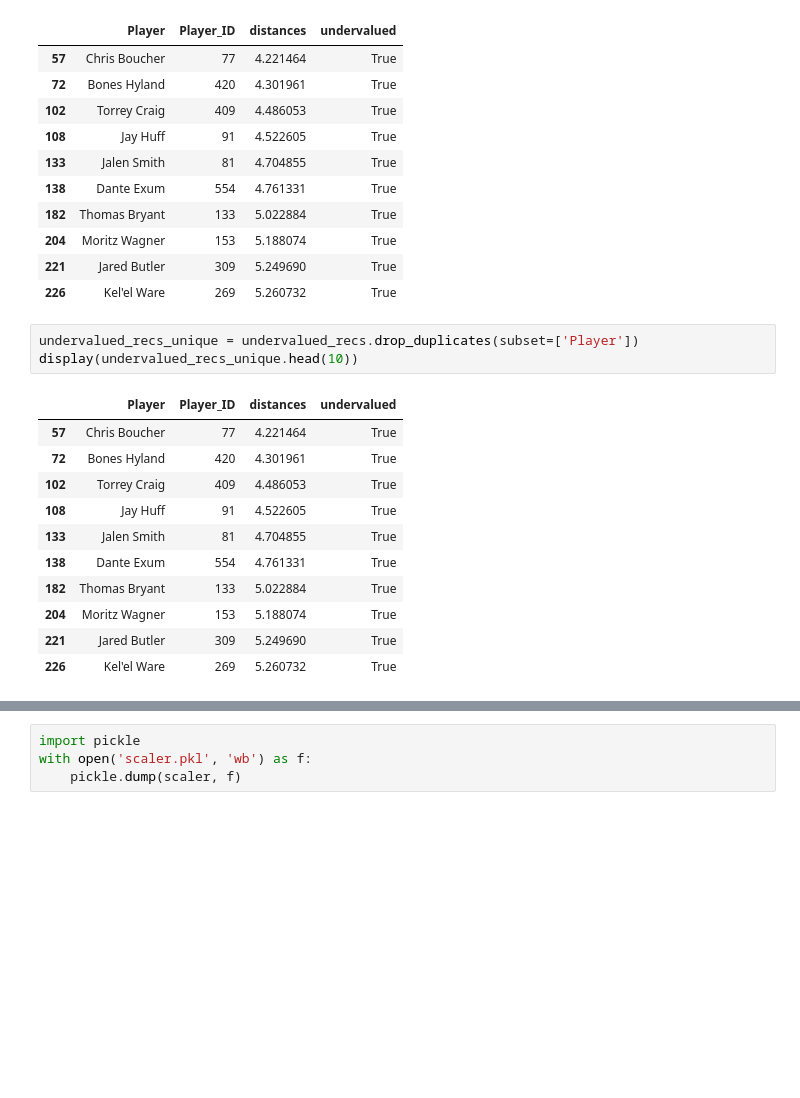
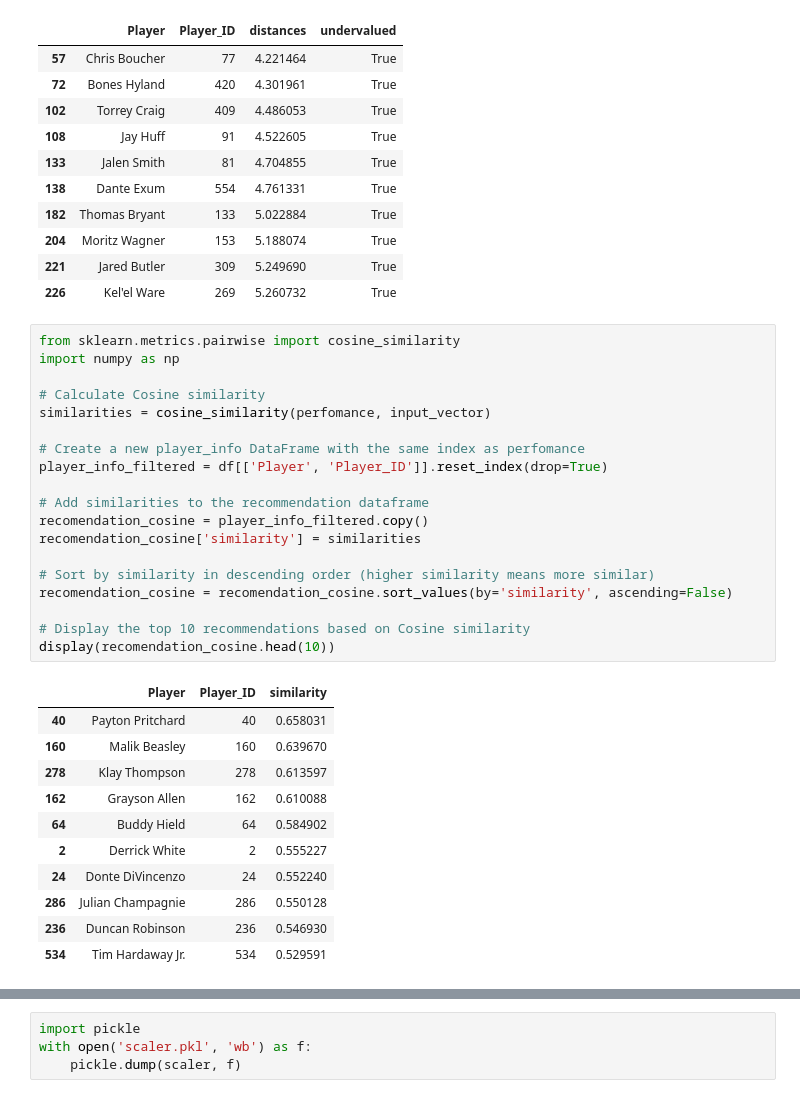
Before and after one commit to patience275/nba, a Jupyter notebook: nba.ipynb, the cells around one changed output, grey strips where cells are left out. Drawn from its saved outputs; the diff is of its cells as text; blank space fills up the shorter version.

```diff
--- a/nba.ipynb
+++ b/nba.ipynb
@@ -1525,18 +1525,34 @@ display(undervalued_recs.head(10))
 | 204 | Moritz Wagner | 153 | 5.188074 | True |
 | 221 | Jared Butler | 309 | 5.249690 | True |
 | 226 | Kel'el Ware | 269 | 5.260732 | True |
-# %%
-undervalued_recs_unique = undervalued_recs.drop_duplicates(subset=['Player'])
-display(undervalued_recs_unique.head(10))
-# %% [output]
-|  | Player | Player_ID | distances | undervalued |
-| 57 | Chris Boucher | 77 | 4.221464 | True |
-| 72 | Bones Hyland | 420 | 4.301961 | True |
-| 102 | Torrey Craig | 409 | 4.486053 | True |
-| 108 | Jay Huff | 91 | 4.522605 | True |
-| 133 | Jalen Smith | 81 | 4.704855 | True |
-| 138 | Dante Exum | 554 | 4.761331 | True |
-| 182 | Thomas Bryant | 133 | 5.022884 | True |
-| 204 | Moritz Wagner | 153 | 5.188074 | True |
-| 221 | Jared Butler | 309 | 5.249690 | True |
-| 226 | Kel'el Ware | 269 | 5.260732 | True |
+# %%
+from sklearn.metrics.pairwise import cosine_similarity
+import numpy as np
+
+# Calculate Cosine similarity
+similarities = cosine_similarity(perfomance, input_vector)
+
+# Create a new player_info DataFrame with the same index as perfomance
+player_info_filtered = df[['Player', 'Player_ID']].reset_index(drop=True)
+
+# Add similarities to the recommendation dataframe
+recomendation_cosine = player_info_filtered.copy()
+recomendation_cosine['similarity'] = similarities
+
+# Sort by similarity in descending order (higher similarity means more similar)
+recomendation_cosine = recomendation_cosine.sort_values(by='similarity', ascending=False)
+
+# Display the top 10 recommendations based on Cosine similarity
+display(recomendation_cosine.head(10))
+# %% [output]
+|  | Player | Player_ID | similarity |
+| 40 | Payton Pritchard | 40 | 0.658031 |
+| 160 | Malik Beasley | 160 | 0.639670 |
+| 278 | Klay Thompson | 278 | 0.613597 |
+| 162 | Grayson Allen | 162 | 0.610088 |
+| 64 | Buddy Hield | 64 | 0.584902 |
+| 2 | Derrick White | 2 | 0.555227 |
+| 24 | Donte DiVincenzo | 24 | 0.552240 |
+| 286 | Julian Champagnie | 286 | 0.550128 |
+| 236 | Duncan Robinson | 236 | 0.546930 |
+| 534 | Tim Hardaway Jr. | 534 | 0.529591 |
```
Also changed, not shown: parts of 1 cell of this notebook.
